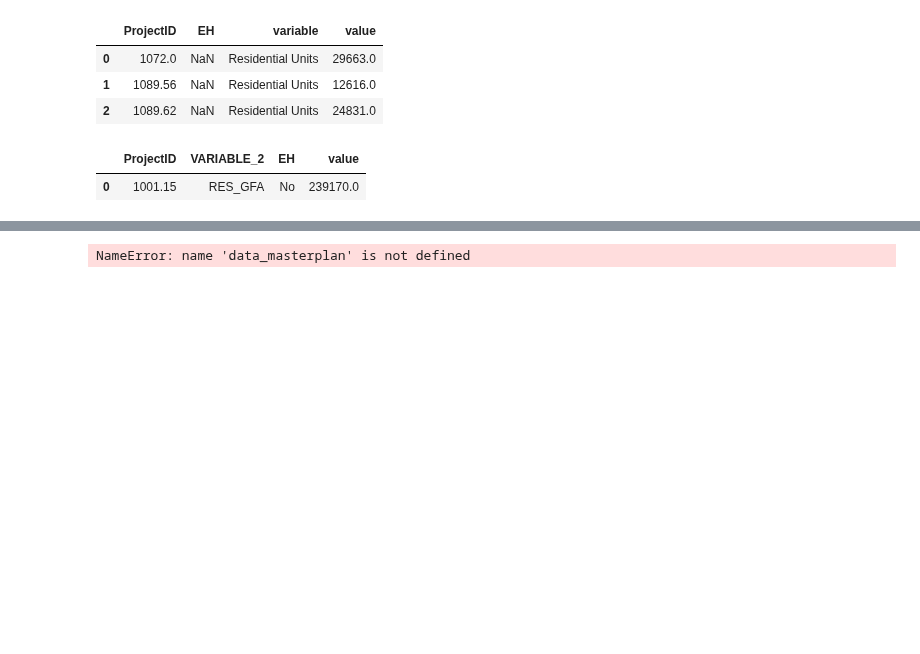
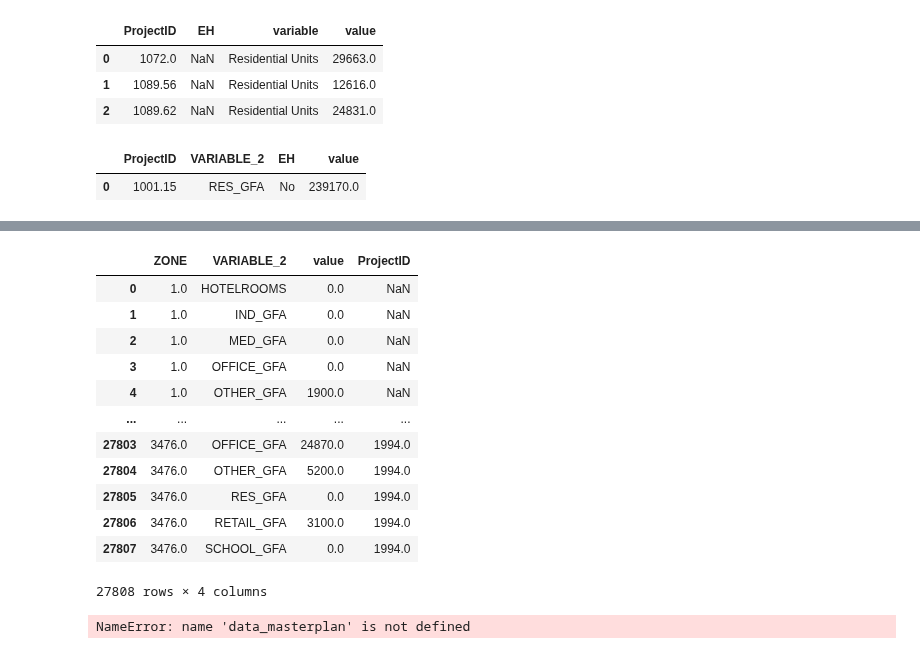
Before and after one commit to BuroHappoldLegacySoup/PlanCapitalLandModel, a Jupyter notebook: Module 1 Masterplan to TAZ Allocation.ipynb, the cells around one changed output, grey strips where cells are left out. Cells and saved outputs as stored; diff of their text form; code cells hidden in the pictures; blank space fills up the shorter version.

```diff
--- a/Module 1 Masterplan to TAZ Allocation.ipynb
+++ b/Module 1 Masterplan to TAZ Allocation.ipynb
@@ -65,0 +53,8 @@ mp_tmp_summary_crosswalk
+# %%
+
+# Reading in land use crosswalk
+
+tmp_summary_crosswalk = pd.read_csv('taxonomy_crosswalks.csv')
+tmp_summary_crosswalk = tmp_summary_crosswalk[tmp_summary_crosswalk['CROSSWALK'] == 'TMP 2040 to Summary 2040 land uses'].reset_index(drop = True)
+tmp_summary_crosswalk = tmp_summary_crosswalk[['VARIABLE_1','VARIABLE_2']]
+tmp_summary_crosswalk.head(1)
@@ -149,0 +150,6 @@ See the caveats in the documentation: https://pandas.pydata.org/pandas-docs/stab
+# %%
+# Creating list to select floorspace types from the TMP 2040 dataset
+tmp_2040_floorspace_types = pd.read_csv('taxonomy_crosswalks.csv')
+tmp_2040_floorspace_types = tmp_2040_floorspace_types[tmp_2040_floorspace_types['CROSSWALK'] == 'TMP 2040 to Summary 2040 land uses']
+tmp_2040_floorspace_types = tmp_2040_floorspace_types['VARIABLE_1'].tolist()
+print(tmp_2040_floorspace_types)
@@ -149,0 +158,8 @@ See the caveats in the documentation: https://pandas.pydata.org/pandas-docs/stab
+# %%
+# Creating dataframe that contains areas based on the TMP 2040 dataset
+
+tmp_2040_areas = tmp_2040_input.copy()
+tmp_2040_areas = tmp_2040_areas[tmp_2040_floorspace_types]
+tmp_2040_areas = pd.concat([tmp_2040_input[['Z','MP_ProjectID']],tmp_2040_areas],axis = 1)
+tmp_2040_areas = tmp_2040_areas[~tmp_2040_areas['Z'].isna()]
+tmp_2040_areas.head(1)
@@ -149,0 +169,9 @@ See the caveats in the documentation: https://pandas.pydata.org/pandas-docs/stab
+# %%
+# Shifting dataframe containing areas based on the TMP 2040 data across to the summary TMP land uses
+
+tmp_2040_areas_long_summary = tmp_2040_areas.melt(id_vars= ['Z','MP_ProjectID']).rename({'variable':'VARIABLE_1'},axis = 1)
+tmp_2040_areas_long_summary = tmp_2040_areas_long_summary.merge(tmp_summary_crosswalk,how = 'left',on = 'VARIABLE_1')
+tmp_2040_areas_long_summary = tmp_2040_areas_long_summary.groupby(['Z','VARIABLE_2'])['value'].agg('sum').reset_index().rename({'Z':'ZONE'},axis =1)
+tmp_2040_areas_long_summary = tmp_2040_areas_long_summary.merge(mp_taz_map,how= 'left',on = 'ZONE')
+tmp_2040_areas_long_summary = tmp_2040_areas_long_summary.rename({'masterplan_projectid':'ProjectID'},axis = 1)
+tmp_2040_areas_long_summary.head(2)
@@ -271,3 +305,20 @@ masterplan_aligned_tmp_res_split
+# %%
+test = tmp_2040_areas_long_summary.copy()
+test
+# %% [output]
+|  | ZONE | VARIABLE_2 | value | ProjectID |
+| 0 | 1.0 | HOTELROOMS | 0.0 | NaN |
+| 1 | 1.0 | IND_GFA | 0.0 | NaN |
+| 2 | 1.0 | MED_GFA | 0.0 | NaN |
+| 3 | 1.0 | OFFICE_GFA | 0.0 | NaN |
+| 4 | 1.0 | OTHER_GFA | 1900.0 | NaN |
+| ... | ... | ... | ... | ... |
+| 27803 | 3476.0 | OFFICE_GFA | 24870.0 | 1994.0 |
+| 27804 | 3476.0 | OTHER_GFA | 5200.0 | 1994.0 |
+| 27805 | 3476.0 | RES_GFA | 0.0 | 1994.0 |
+| 27806 | 3476.0 | RETAIL_GFA | 3100.0 | 1994.0 |
+| 27807 | 3476.0 | SCHOOL_GFA | 0.0 | 1994.0 |
+27808 rows × 4 columns
 # %%
 # Setting gfa per labourer bed density
 
```
Also changed, not shown: parts of 10 cells of this notebook.
